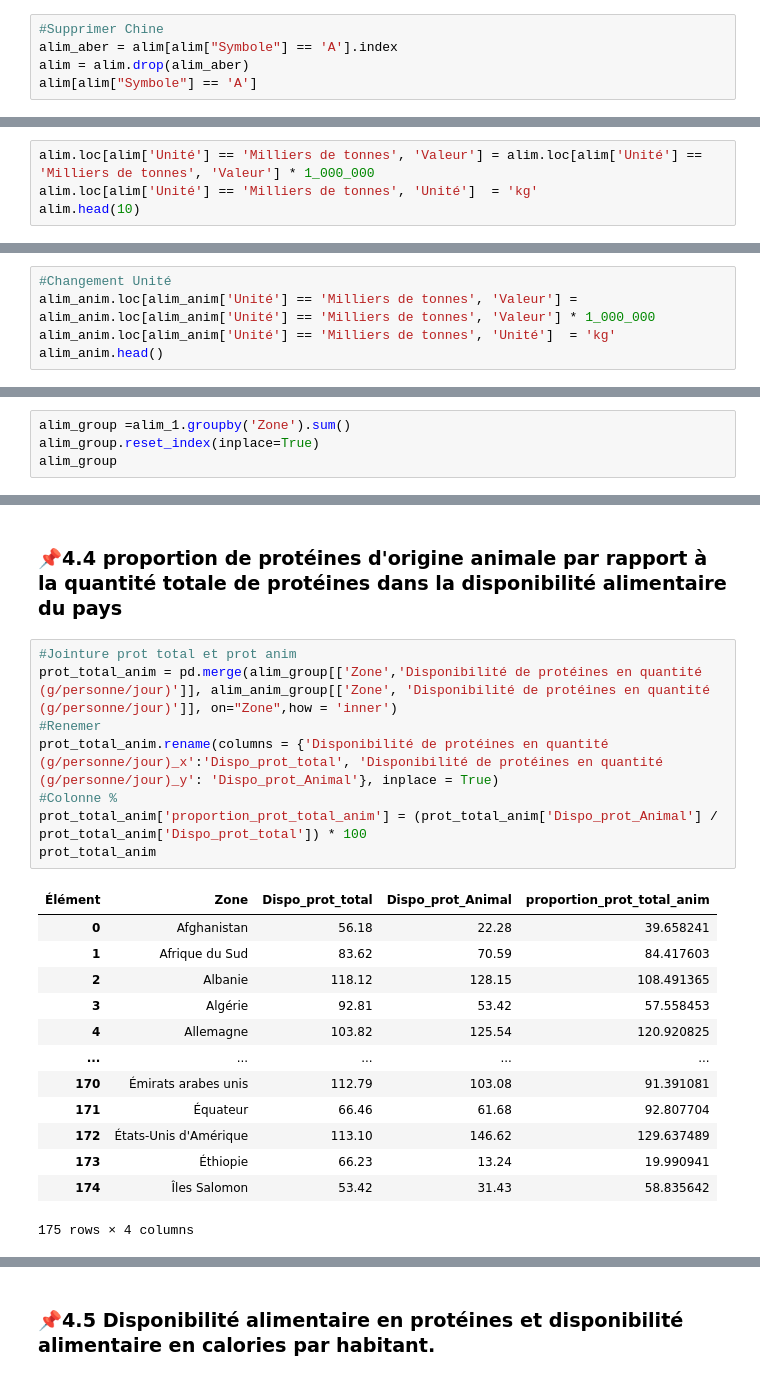
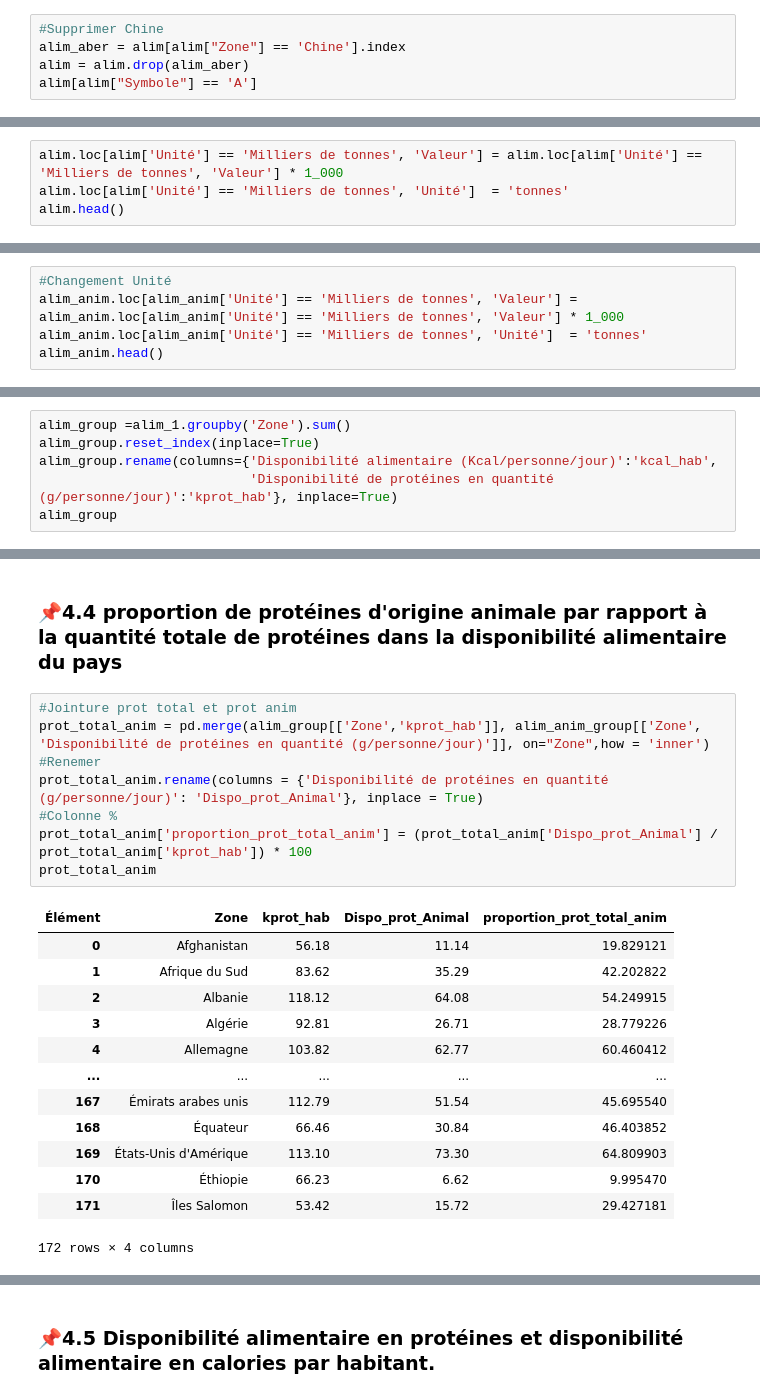
Before and after one commit to pouriaforouzesh/projet-3, a Jupyter notebook: P5_01_code.ipynb, the cells around one changed output, grey strips where cells are left out. Saved outputs shown, nothing was run; the diff lists cells and outputs as text.

```diff
--- a/P5_01_code.ipynb
+++ b/P5_01_code.ipynb
@@ -297,7 +467,7 @@ pop.head()
 ### 📌3.2 Alimentaire
 # %%
 #Supprimer Chine
-alim_aber = alim[alim["Symbole"] == 'A'].index
+alim_aber = alim[alim["Zone"] == 'Chine'].index
 alim = alim.drop(alim_aber)
 alim[alim["Symbole"] == 'A']
 # %% [output]
@@ -309,7 +479,7 @@ alim.Zone.unique().shape
 # %%
-alim.loc[alim['Unité'] == 'Milliers de tonnes', 'Valeur'] = alim.loc[alim['Unité'] == 'Milliers de tonnes', 'Valeur'] * 1_000_000
-alim.loc[alim['Unité'] == 'Milliers de tonnes', 'Unité']  = 'kg'
-alim.head(10)
+alim.loc[alim['Unité'] == 'Milliers de tonnes', 'Valeur'] = alim.loc[alim['Unité'] == 'Milliers de tonnes', 'Valeur'] * 1_000
+alim.loc[alim['Unité'] == 'Milliers de tonnes', 'Unité']  = 'tonnes'
+alim.head()
 # %% [output]
 |  | Code Domaine | Domaine | Code zone (FAO) | Zone | Code Élément | Élément | Code Produit | Produit | ... |
 | 0 | FBS | Bilans Alimentaires (2014-) | 2 | Afghanistan | 5511 | Production | 2511 | Blé et produits | ... |
@@ -330,8 +496,8 @@ array(['kg', 'Kcal/personne/jour', 'g/personne/jour'], dtype=object)
 ### 📌3.3 Alimentaire(origine animale)
 # %%
 #Changement Unité
-alim_anim.loc[alim_anim['Unité'] == 'Milliers de tonnes', 'Valeur'] = alim_anim.loc[alim_anim['Unité'] == 'Milliers de tonnes', 'Valeur'] * 1_000_000
-alim_anim.loc[alim_anim['Unité'] == 'Milliers de tonnes', 'Unité']  = 'kg'
+alim_anim.loc[alim_anim['Unité'] == 'Milliers de tonnes', 'Valeur'] = alim_anim.loc[alim_anim['Unité'] == 'Milliers de tonnes', 'Valeur'] * 1_000
+alim_anim.loc[alim_anim['Unité'] == 'Milliers de tonnes', 'Unité']  = 'tonnes'
 alim_anim.head()
 # %% [output]
 |  | Code Domaine | Domaine | Code zone (FAO) | Zone | Code Élément | Élément | Code Produit | Produit | ... |
@@ -408,5 +624,7 @@ alim_1.head()
 # %%
 alim_group =alim_1.groupby('Zone').sum()
 alim_group.reset_index(inplace=True)
+alim_group.rename(columns={'Disponibilité alimentaire (Kcal/personne/jour)':'kcal_hab',
+                           'Disponibilité de protéines en quantité (g/personne/jour)':'kprot_hab'}, inplace=True)
 alim_group
 # %% [output]
@@ -458,23 +686,23 @@ alim_anim_group
 ### 📌4.4 proportion de protéines d'origine animale par rapport à la quantité totale de protéines dans la disponibilité alimentaire du pays
 # %%
 #Jointure prot total et prot anim
-prot_total_anim = pd.merge(alim_group[['Zone','Disponibilité de protéines en quantité (g/personne/jour)']], alim_anim_group[['Zone', 'Disponibilité de protéines en quantité (g/personne/jour)']], on="Zone",how = 'inner')
+prot_total_anim = pd.merge(alim_group[['Zone','kprot_hab']], alim_anim_group[['Zone', 'Disponibilité de protéines en quantité (g/personne/jour)']], on="Zone",how = 'inner')
 #Renemer
-prot_total_anim.rename(columns = {'Disponibilité de protéines en quantité (g/personne/jour)_x':'Dispo_prot_total', 'Disponibilité de protéines en quantité (g/personne/jour)_y': 'Dispo_prot_Animal'}, inplace = True)
+prot_total_anim.rename(columns = {'Disponibilité de protéines en quantité (g/personne/jour)': 'Dispo_prot_Animal'}, inplace = True)
 #Colonne %
-prot_total_anim['proportion_prot_total_anim'] = (prot_total_anim['Dispo_prot_Animal'] / prot_total_anim['Dispo_prot_total']) * 100
+prot_total_anim['proportion_prot_total_anim'] = (prot_total_anim['Dispo_prot_Animal'] / prot_total_anim['kprot_hab']) * 100
 prot_total_anim
 # %% [output]
-| Élément | Zone | Dispo_prot_total | Dispo_prot_Animal | proportion_prot_total_anim |
-| 0 | Afghanistan | 56.18 | 22.28 | 39.658241 |
-| 1 | Afrique du Sud | 83.62 | 70.59 | 84.417603 |
-| 2 | Albanie | 118.12 | 128.15 | 108.491365 |
-| 3 | Algérie | 92.81 | 53.42 | 57.558453 |
-| 4 | Allemagne | 103.82 | 125.54 | 120.920825 |
+| Élément | Zone | kprot_hab | Dispo_prot_Animal | proportion_prot_total_anim |
+| 0 | Afghanistan | 56.18 | 11.14 | 19.829121 |
+| 1 | Afrique du Sud | 83.62 | 35.29 | 42.202822 |
+| 2 | Albanie | 118.12 | 64.08 | 54.249915 |
+| 3 | Algérie | 92.81 | 26.71 | 28.779226 |
+| 4 | Allemagne | 103.82 | 62.77 | 60.460412 |
 | ... | ... | ... | ... | ... |
-| 170 | Émirats arabes unis | 112.79 | 103.08 | 91.391081 |
-| 171 | Équateur | 66.46 | 61.68 | 92.807704 |
-| 172 | États-Unis d'Amérique | 113.10 | 146.62 | 129.637489 |
-| 173 | Éthiopie | 66.23 | 13.24 | 19.990941 |
-| 174 | Îles Salomon | 53.42 | 31.43 | 58.835642 |
+| 167 | Émirats arabes unis | 112.79 | 51.54 | 45.695540 |
+| 168 | Équateur | 66.46 | 30.84 | 46.403852 |
+| 169 | États-Unis d'Amérique | 113.10 | 73.30 | 64.809903 |
+| 170 | Éthiopie | 66.23 | 6.62 | 9.995470 |
+| 171 | Îles Salomon | 53.42 | 15.72 | 29.427181 |
-175 rows × 4 columns
+172 rows × 4 columns
```
Also changed, not shown: parts of 118 cells of this notebook, 1 other file.
